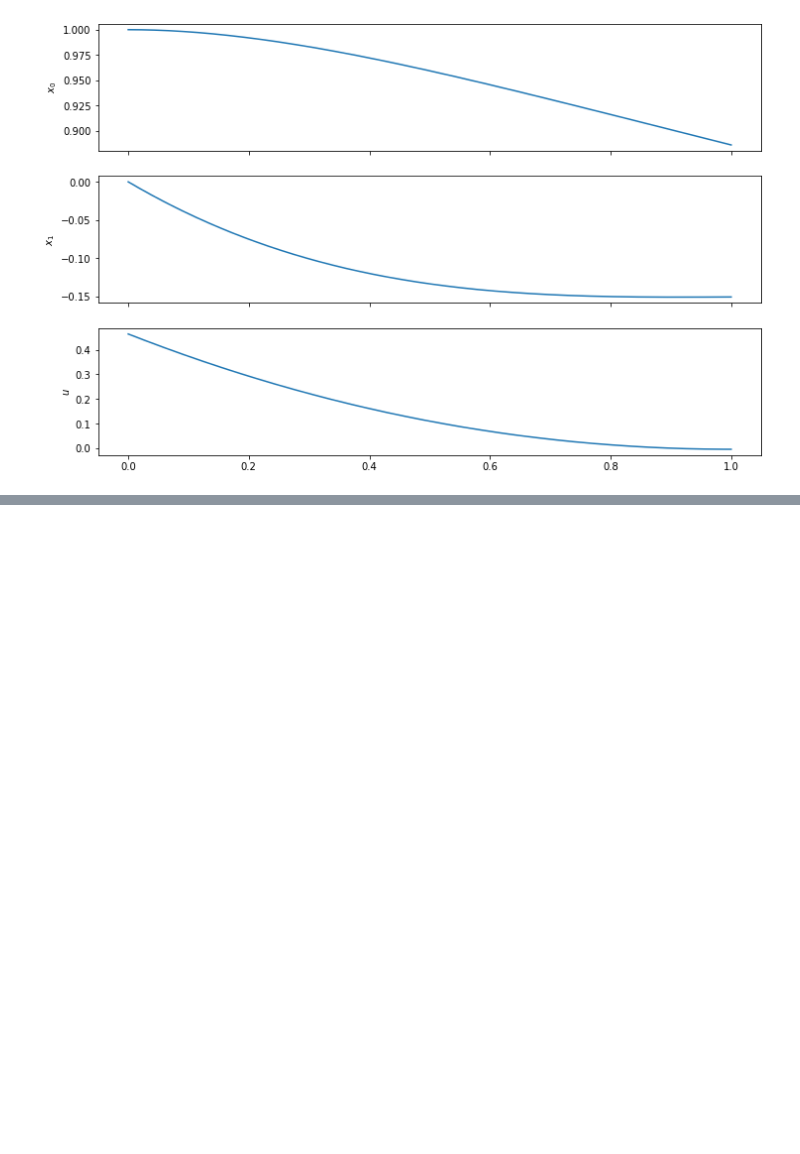
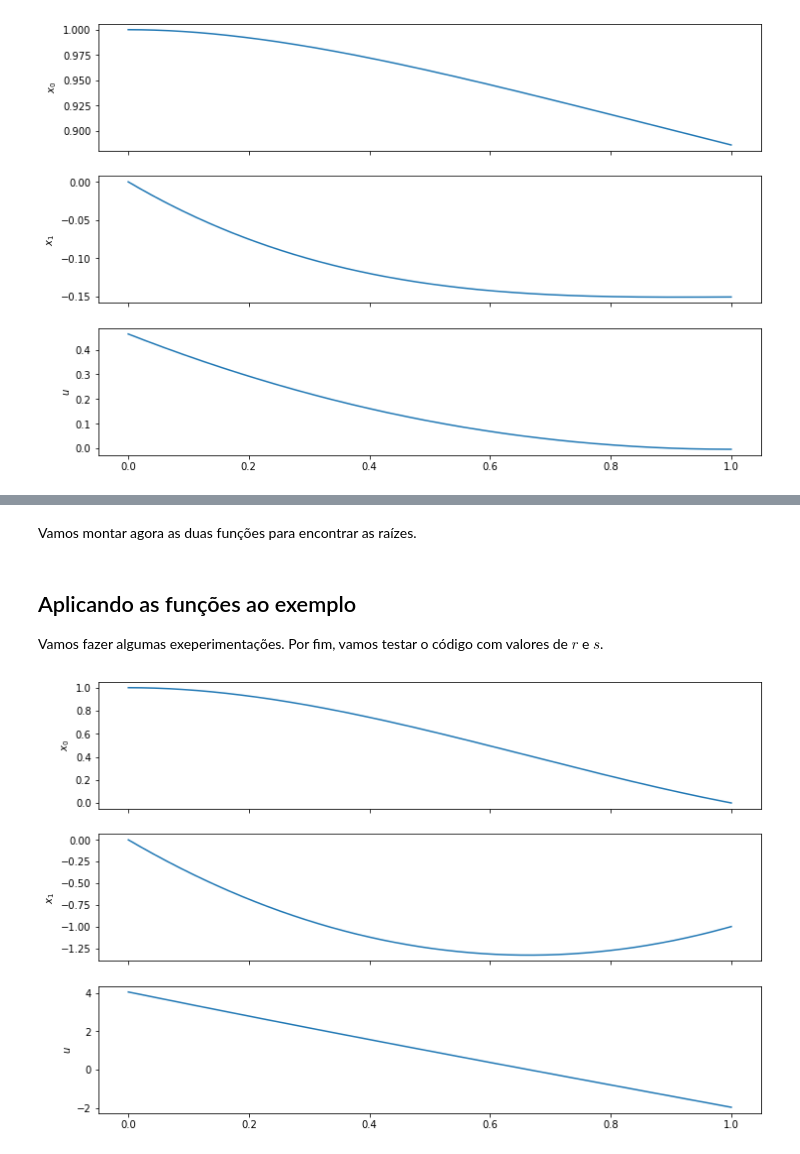
Before and after one commit to lucasmoschen/optimal-control-biological, a Jupyter notebook: notebooks/Chapter21-examples.ipynb, the cells around one changed output, grey strips where cells are left out. Cells and saved outputs as stored; diff of their text form; code cells hidden in the pictures; blank space fills up the shorter version.

```diff
--- a/notebooks/Chapter21-examples.ipynb
+++ b/notebooks/Chapter21-examples.ipynb
@@ -207,0 +253,47 @@ plt.show()
+# %% [markdown]
+Vamos montar agora as duas funções para encontrar as raízes.
+# %%
+# V1 = \tilde{x}_{11} - 0
+V1 = lambda theta1, r, s: optimal_control(theta1, f_theta2(theta1, r,s).root, r)[1][-1][0]
+# V2 = \tilde{x}_{21} - s
+V2 = lambda theta2, theta1, r, s: optimal_control(theta1, theta2, r)[1][-1][1] - s
+
+# encontra a raíz theta1.
+f_theta1 = lambda r, s: root_scalar(f = V1,
+                                     args = (r, s),
+                                     method = 'secant',
+                                     x0 = -1,
+                                     x1 = 1,
+                                     )
+# encontra a raíz theta2, dado theta1
+f_theta2 = lambda theta1, r, s: root_scalar(f = V2,
+                                     args = (theta1, r, s),
+                                     method = 'secant',
+                                     x0 = -1,
+                                     x1 = 1,
+                                     )
+# %% [markdown]
+## Aplicando as funções ao exemplo
+
+Vamos fazer algumas exeperimentações. Por fim, vamos testar o código com valores de $r$ e $s$.
+# %%
+r = 1
+s = -1
+
+theta1 = f_theta1(r,s).root
+theta2 = f_theta2(theta1,r,s).root
+t,x,u,_ = optimal_control(theta1, theta2, r)
+# %%
+fig, ax = plt.subplots(3,1, sharex = True, figsize = (12, 8))
+
+ax[0].plot(t, x[:,0])
+ax[1].plot(t, x[:,1])
+ax[2].plot(t, u)
+
+ax[0].set_ylabel(r'$x_0$')
+ax[1].set_ylabel(r'$x_1$')
+ax[2].set_ylabel(r'$u$')
+
+plt.show()
+# %% [output]
+[figure, added]
```
Also changed, not shown: parts of 4 cells of this notebook.
